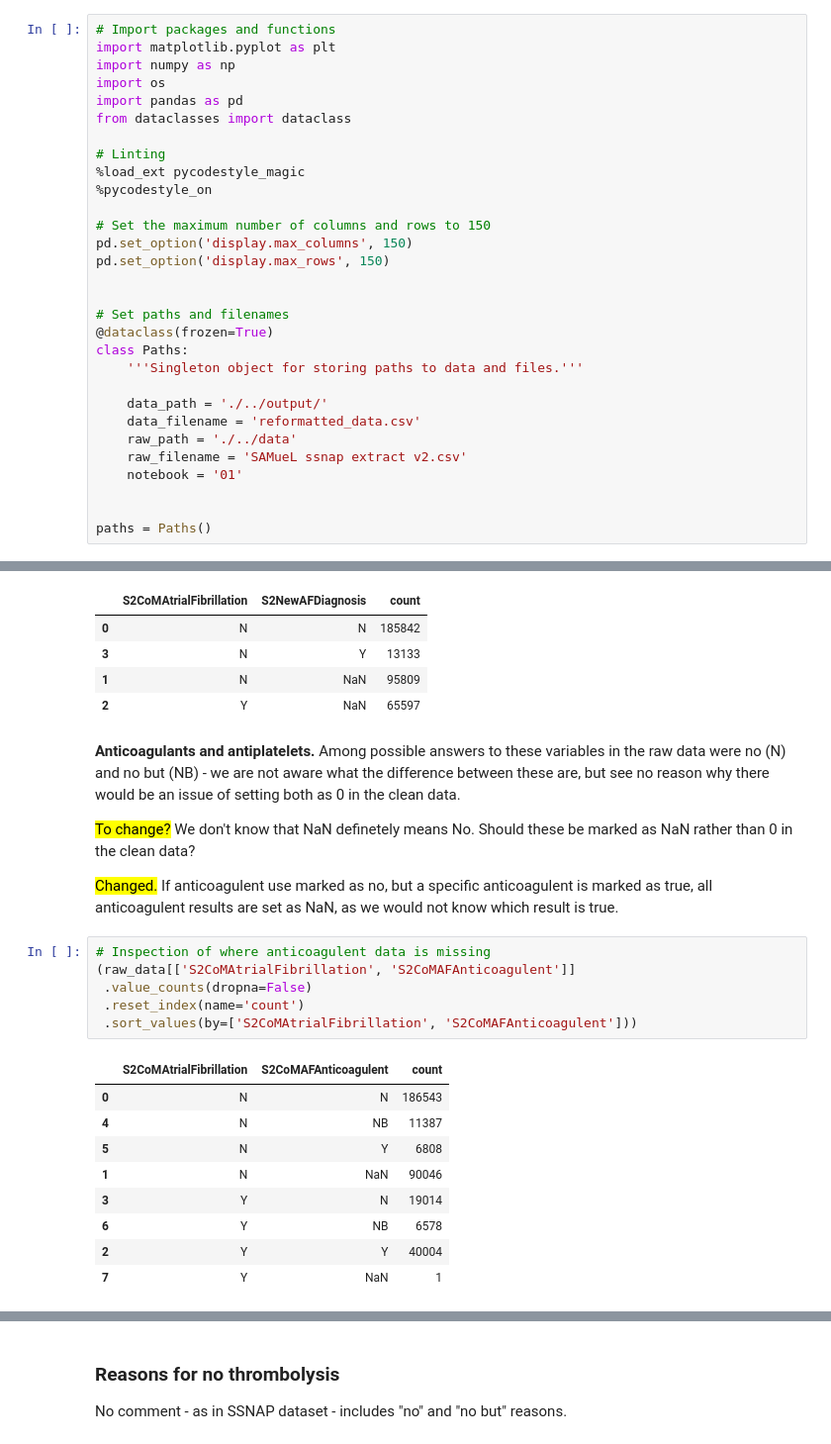
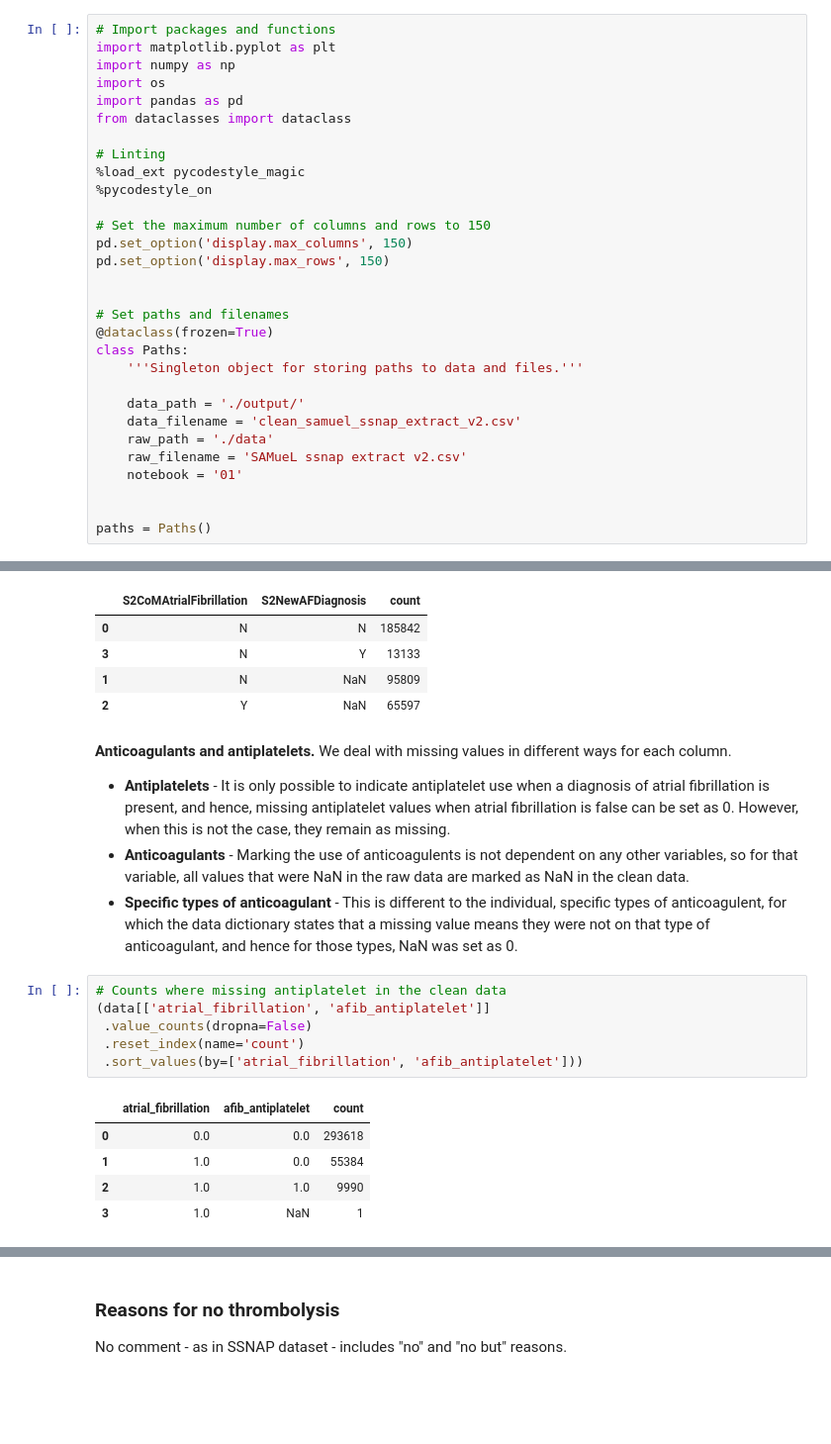
Before and after one commit to samuel-book/samuel_2_data_prep, a Jupyter notebook: 02_reasoning_behind_clean_raw_data.ipynb, the cells around one changed output, grey strips where cells are left out. Shown at 99% size. Drawn from its saved outputs; the diff is of its cells as text; blank space fills up the shorter version.

Commit message:
Following changes to clean_raw_data, modified explanation as appropriate

```diff
--- a/02_reasoning_behind_clean_raw_data.ipynb
+++ b/02_reasoning_behind_clean_raw_data.ipynb
@@ -36,9 +36,9 @@ pd.set_option('display.max_rows', 150)
 class Paths:
     '''Singleton object for storing paths to data and files.'''
 
-    data_path = './../output/'
-    data_filename = 'reformatted_data.csv'
-    raw_path = './../data'
+    data_path = './output/'
+    data_filename = 'clean_samuel_ssnap_extract_v2.csv'
+    raw_path = './data'
     raw_filename = 'SAMueL ssnap extract v2.csv'
     notebook = '01'
 
@@ -874,25 +846,20 @@ compare_raw_clean(raw_thrombectomy,
 | 3 | N | Y | 13133 |
 | 1 | N | NaN | 95809 |
 | 2 | Y | NaN | 65597 |
-# %% [markdown]
-**Anticoagulants and antiplatelets.** Among possible answers to these variables in the raw data were no (N) and no but (NB) - we are not aware what the difference between these are, but see no reason why there would be an issue of setting both as 0 in the clean data.
-
-<mark>To change?</mark> We don't know that NaN definetely means No. Should these be marked as NaN rather than 0 in the clean data?
-
-<mark>Changed.</mark> If anticoagulent use marked as no, but a specific anticoagulent is marked as true, all anticoagulent results are set as NaN, as we would not know which result is true.
+# %% [markdown]
+**Anticoagulants and antiplatelets.** We deal with missing values in different ways for each column.
+* **Antiplatelets** - It is only possible to indicate antiplatelet use when a diagnosis of atrial fibrillation is present, and hence, missing antiplatelet values when atrial fibrillation is false can be set as 0. However, when this is not the case, they remain as missing.
+* **Anticoagulants** - Marking the use of anticoagulents is not dependent on any other variables, so for that variable, all values that were NaN in the raw data are marked as NaN in the clean data.
+* **Specific types of anticoagulant** - This is different to the individual, specific types of anticoagulent, for which the data dictionary states that a missing value means they were not on that type of anticoagulant, and hence for those types, NaN was set as 0.
 # %%
-# Inspection of where anticoagulent data is missing
-(raw_data[['S2CoMAtrialFibrillation', 'S2CoMAFAnticoagulent']]
+# Counts where missing antiplatelet in the clean data
+(data[['atrial_fibrillation', 'afib_antiplatelet']]
  .value_counts(dropna=False)
  .reset_index(name='count')
- .sort_values(by=['S2CoMAtrialFibrillation', 'S2CoMAFAnticoagulent']))
+ .sort_values(by=['atrial_fibrillation', 'afib_antiplatelet']))
 # %% [output]
-|  | S2CoMAtrialFibrillation | S2CoMAFAnticoagulent | count |
-| 0 | N | N | 186543 |
-| 4 | N | NB | 11387 |
-| 5 | N | Y | 6808 |
-| 1 | N | NaN | 90046 |
-| 3 | Y | N | 19014 |
-| 6 | Y | NB | 6578 |
-| 2 | Y | Y | 40004 |
-| 7 | Y | NaN | 1 |
+|  | atrial_fibrillation | afib_antiplatelet | count |
+| 0 | 0.0 | 0.0 | 293618 |
+| 1 | 1.0 | 0.0 | 55384 |
+| 2 | 1.0 | 1.0 | 9990 |
+| 3 | 1.0 | NaN | 1 |
```
Also changed, not shown: parts of 47 cells of this notebook.
